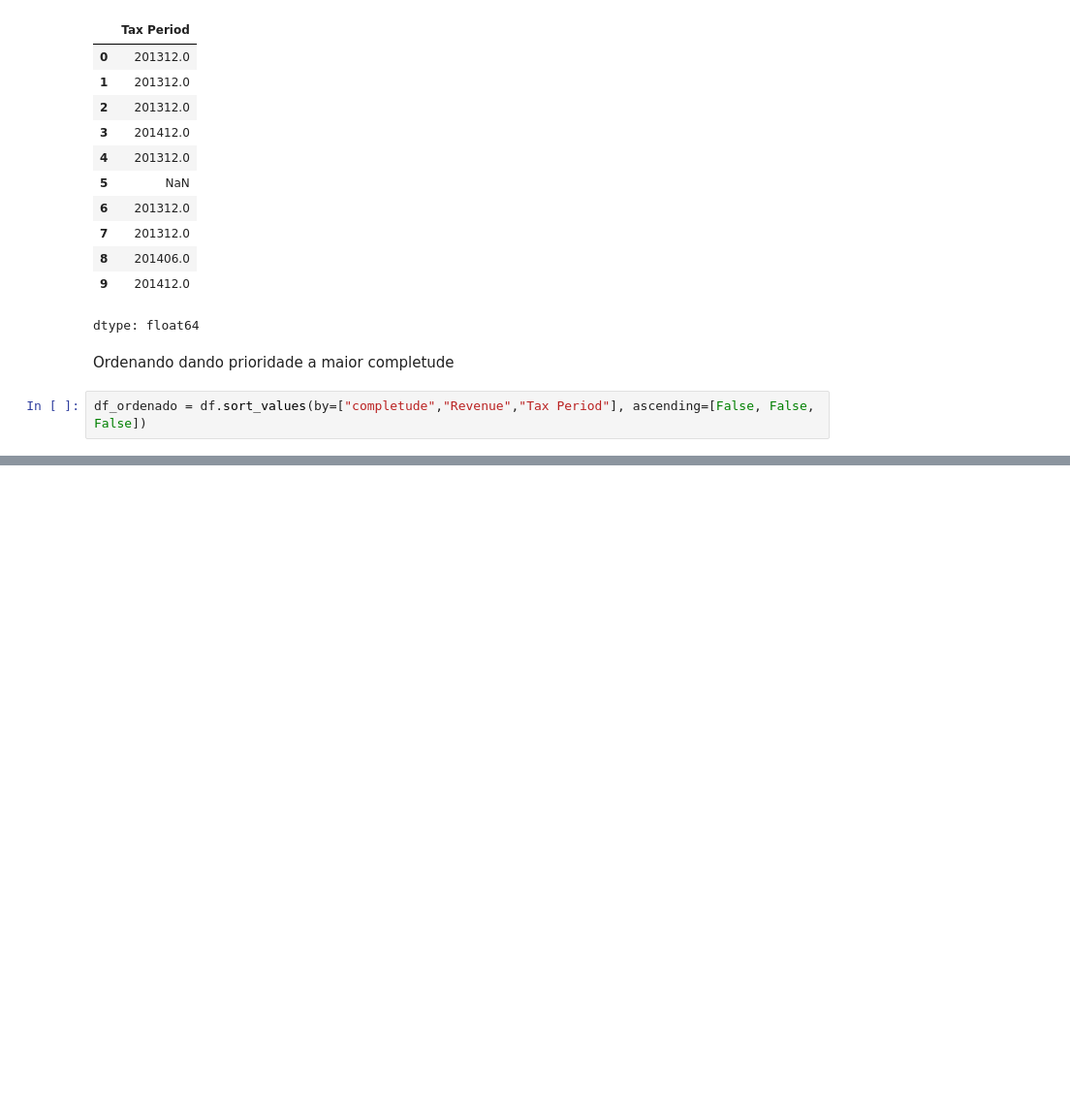
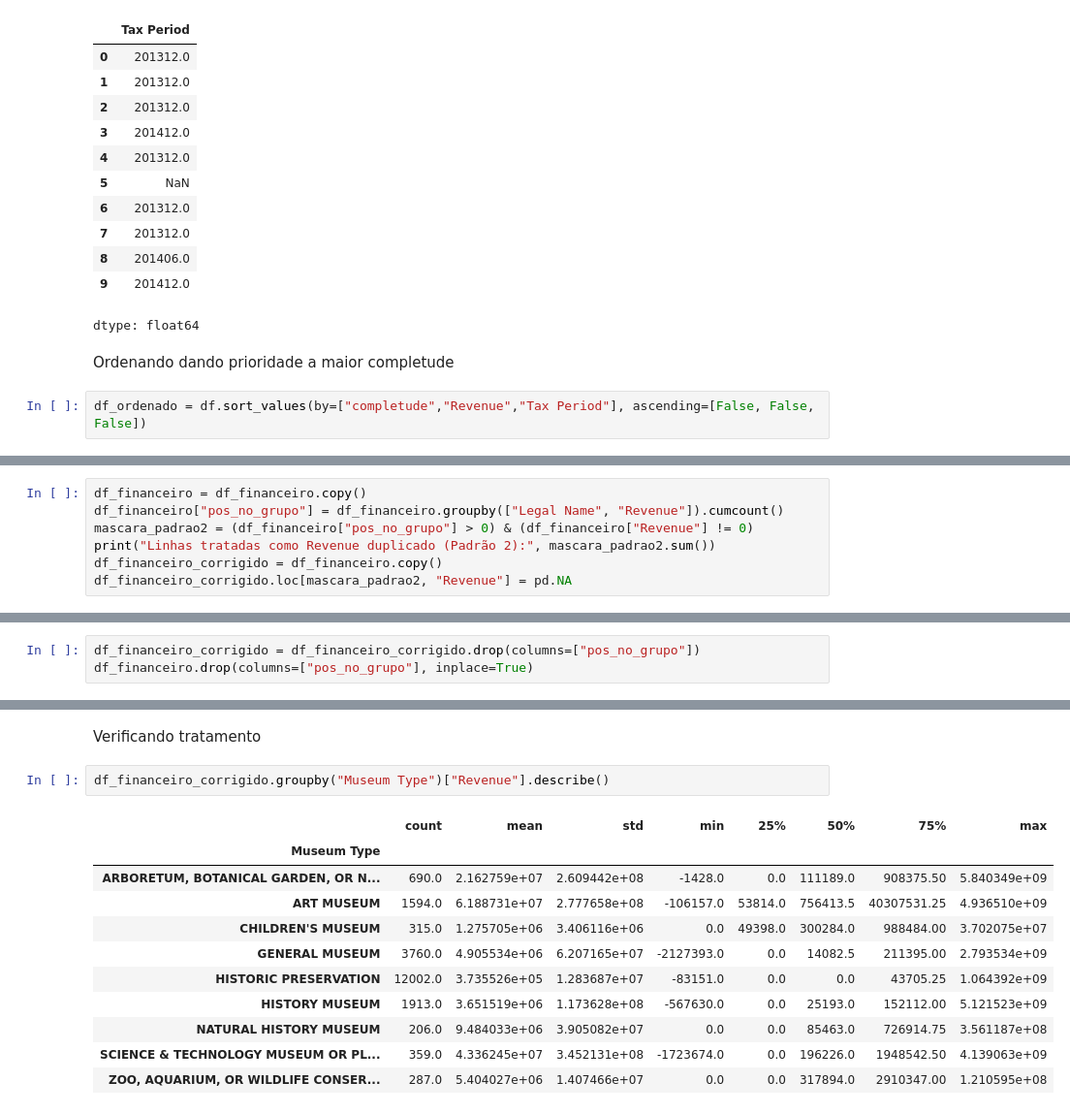
Before and after one commit to walenkildely/data2-museum-analise, a Jupyter notebook: notebook/data2-museum-analise.ipynb, the cells around one changed output, grey strips where cells are left out. Shown at 97% size. Cells and saved outputs as stored; diff of their text form; blank space fills up the shorter version.

```diff
--- a/notebook/data2-museum-analise.ipynb
+++ b/notebook/data2-museum-analise.ipynb
@@ -223,0 +338,7 @@ df_ordenado = df.sort_values(by=["completude","Revenue","Tax Period"], ascending
+# %%
+df_financeiro = df_financeiro.copy()
+df_financeiro["pos_no_grupo"] = df_financeiro.groupby(["Legal Name", "Revenue"]).cumcount()
+mascara_padrao2 = (df_financeiro["pos_no_grupo"] > 0) & (df_financeiro["Revenue"] != 0)
+print("Linhas tratadas como Revenue duplicado (Padrão 2):", mascara_padrao2.sum())
+df_financeiro_corrigido = df_financeiro.copy()
+df_financeiro_corrigido.loc[mascara_padrao2, "Revenue"] = pd.NA
@@ -223,0 +349,3 @@ df_ordenado = df.sort_values(by=["completude","Revenue","Tax Period"], ascending
+# %%
+df_financeiro_corrigido = df_financeiro_corrigido.drop(columns=["pos_no_grupo"])
+df_financeiro.drop(columns=["pos_no_grupo"], inplace=True)
@@ -223,0 +360,16 @@ df_ordenado = df.sort_values(by=["completude","Revenue","Tax Period"], ascending
+# %% [markdown]
+Verificando tratamento
+# %%
+df_financeiro_corrigido.groupby("Museum Type")["Revenue"].describe()
+# %% [output]
+|  | count | mean | std | min | 25% | 50% | 75% | max |
+| Museum Type |  |  |  |  |  |  |  |  |
+| ARBORETUM, BOTANICAL GARDEN, OR N... | 690.0 | 2.162759e+07 | 2.609442e+08 | -1428.0 | 0.0 | 111189.0 | 908375.50 | 5.840349e+09 |
+| ART MUSEUM | 1594.0 | 6.188731e+07 | 2.777658e+08 | -106157.0 | 53814.0 | 756413.5 | 40307531.25 | 4.936510e+09 |
+| CHILDREN'S MUSEUM | 315.0 | 1.275705e+06 | 3.406116e+06 | 0.0 | 49398.0 | 300284.0 | 988484.00 | 3.702075e+07 |
+| GENERAL MUSEUM | 3760.0 | 4.905534e+06 | 6.207165e+07 | -2127393.0 | 0.0 | 14082.5 | 211395.00 | 2.793534e+09 |
+| HISTORIC PRESERVATION | 12002.0 | 3.735526e+05 | 1.283687e+07 | -83151.0 | 0.0 | 0.0 | 43705.25 | 1.064392e+09 |
+| HISTORY MUSEUM | 1913.0 | 3.651519e+06 | 1.173628e+08 | -567630.0 | 0.0 | 25193.0 | 152112.00 | 5.121523e+09 |
+| NATURAL HISTORY MUSEUM | 206.0 | 9.484033e+06 | 3.905082e+07 | 0.0 | 0.0 | 85463.0 | 726914.75 | 3.561187e+08 |
+| SCIENCE & TECHNOLOGY MUSEUM OR PL... | 359.0 | 4.336245e+07 | 3.452131e+08 | -1723674.0 | 0.0 | 196226.0 | 1948542.50 | 4.139063e+09 |
+| ZOO, AQUARIUM, OR WILDLIFE CONSER... | 287.0 | 5.404027e+06 | 1.407466e+07 | 0.0 | 0.0 | 317894.0 | 2910347.00 | 1.210595e+08 |
```
Also changed, not shown: parts of 24 cells of this notebook.
